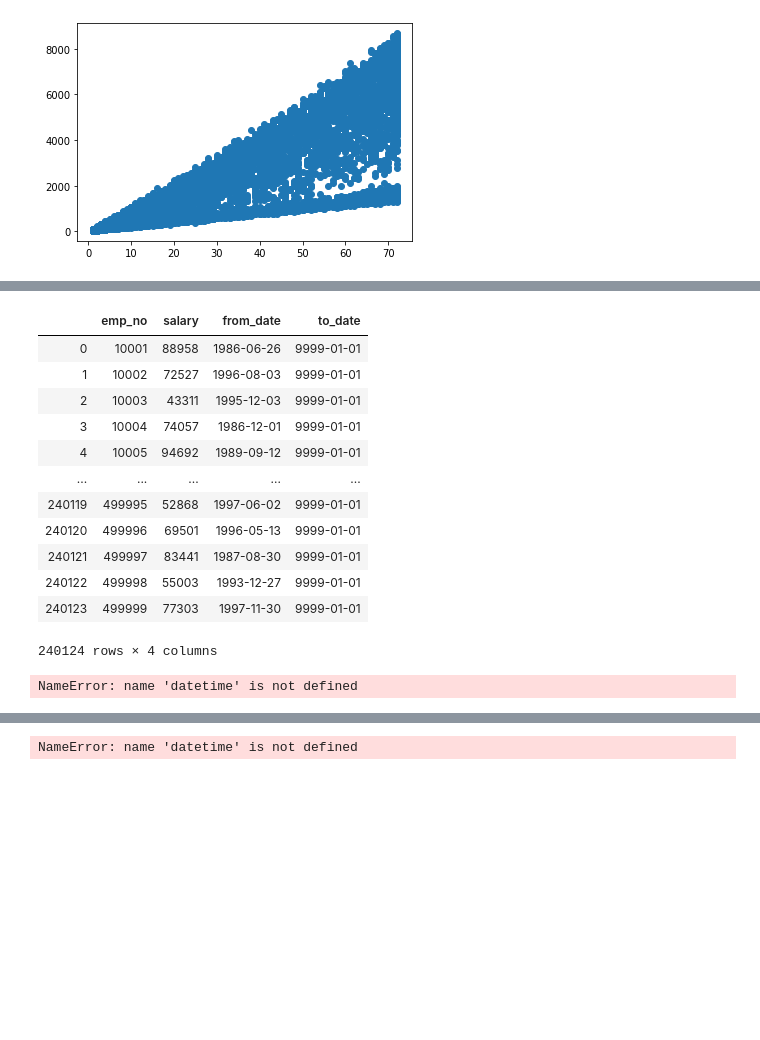
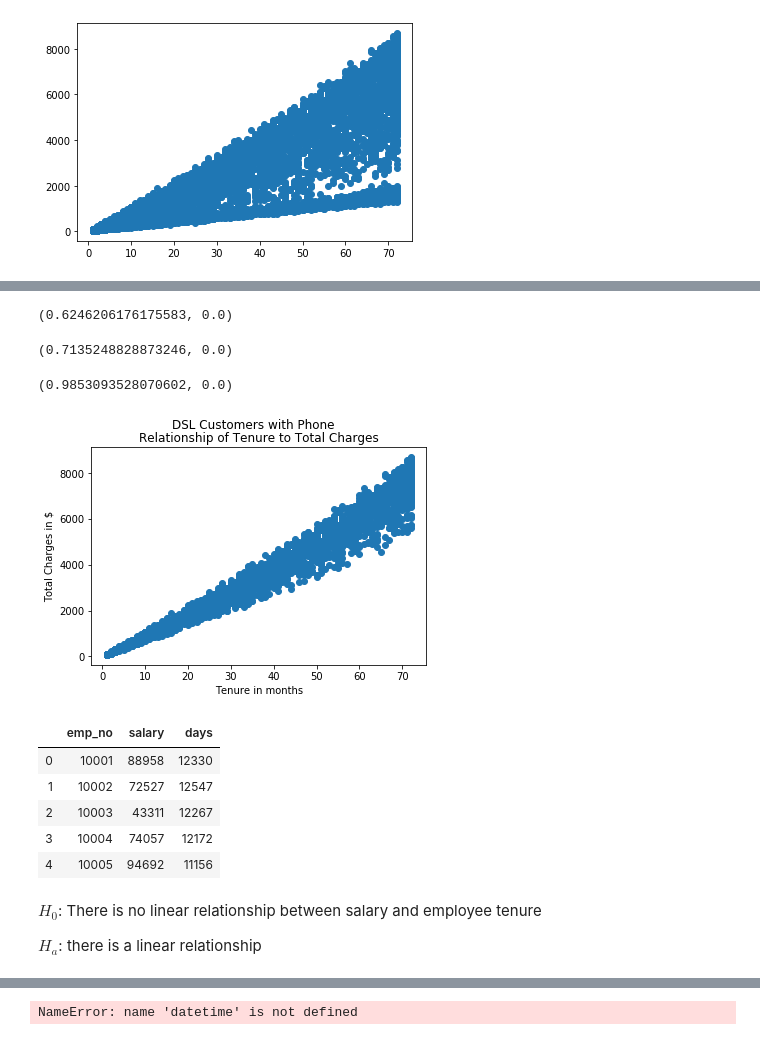
Before and after one commit to sunwenliang14/statistics-exercises, a Jupyter notebook: hypothesis_testing.ipynb, the cells around one changed output, grey strips where cells are left out. Saved outputs shown, nothing was run; the diff lists cells and outputs as text; code cells hidden in the pictures; blank space fills up the shorter version.

```diff
--- a/hypothesis_testing.ipynb
+++ b/hypothesis_testing.ipynb
@@ -291,32 +345,40 @@ plt.scatter(x, y)
+# %%
+stats.pearsonr(phone_dsl.tenure, phone_dsl.monthly_charges)
+# %% [output]
+(0.6246206176175583, 0.0)
+# %%
+stats.pearsonr(phone_dsl.monthly_charges, phone_dsl.total_charges)
+# %% [output]
+(0.7135248828873246, 0.0)
+# %%
+stats.pearsonr(phone_dsl.tenure, phone_dsl.total_charges)
+# %% [output]
+(0.9853093528070602, 0.0)
+# %%
+plt.suptitle("DSL Customers with Phone")
+plt.title("Relationship of Tenure to Total Charges")
+
+plt.xlabel("Tenure in months")
+plt.ylabel("Total Charges in $")
+plt.scatter(phone_dsl.tenure, phone_dsl.total_charges)
+plt.show()
+# %% [output]
+[figure, added]
 # %%
 from env import get_db_url
 query = """
-    SELECT emp_no, salary, dept_emp.from_date, dept_emp.to_date FROM salaries
-    JOIN dept_emp USING(emp_no)
-    WHERE dept_emp.to_date > now() AND salaries.to_date > now()
-    """
+select emp_no, salary, datediff(curdate(), hire_date) as "days"
+from salaries
+join employees using(emp_no)
+where to_date > curdate()
+"""
 url = get_db_url("employees")
 salaries = pd.read_sql(query, url)
-salaries
+salaries.head()
 # %% [output]
-|  | emp_no | salary | from_date | to_date |
-| 0 | 10001 | 88958 | 1986-06-26 | 9999-01-01 |
-| 1 | 10002 | 72527 | 1996-08-03 | 9999-01-01 |
-| 2 | 10003 | 43311 | 1995-12-03 | 9999-01-01 |
-| 3 | 10004 | 74057 | 1986-12-01 | 9999-01-01 |
-| 4 | 10005 | 94692 | 1989-09-12 | 9999-01-01 |
-| ... | ... | ... | ... | ... |
-| 240119 | 499995 | 52868 | 1997-06-02 | 9999-01-01 |
-| 240120 | 499996 | 69501 | 1996-05-13 | 9999-01-01 |
-| 240121 | 499997 | 83441 | 1987-08-30 | 9999-01-01 |
-| 240122 | 499998 | 55003 | 1993-12-27 | 9999-01-01 |
-| 240123 | 499999 | 77303 | 1997-11-30 | 9999-01-01 |
+|  | emp_no | salary | days |
+| 0 | 10001 | 88958 | 12330 |
+| 1 | 10002 | 72527 | 12547 |
+| 2 | 10003 | 43311 | 12267 |
+| 3 | 10004 | 74057 | 12172 |
+| 4 | 10005 | 94692 | 11156 |
-240124 rows × 4 columns
-# %%
-salaries['from_date'] = pd.to_datetime(salaries['from_date'])
-now = datetime.datetime.now()
-salaries['tenure'] = now.year-salaries.from_date.dt.year
-salaries
-#salaries.tenure.dt.month
-# %% [output]
-NameError: name 'datetime' is not defined
@@ -329,0 +385,4 @@ plt.scatter(employees.tenure, employees.salary)
+# %% [markdown]
+$H_0$: There is no linear relationship between salary and employee tenure
+
+$H_a$: there is a linear relationship
```
Also changed, not shown: parts of 22 cells of this notebook.
